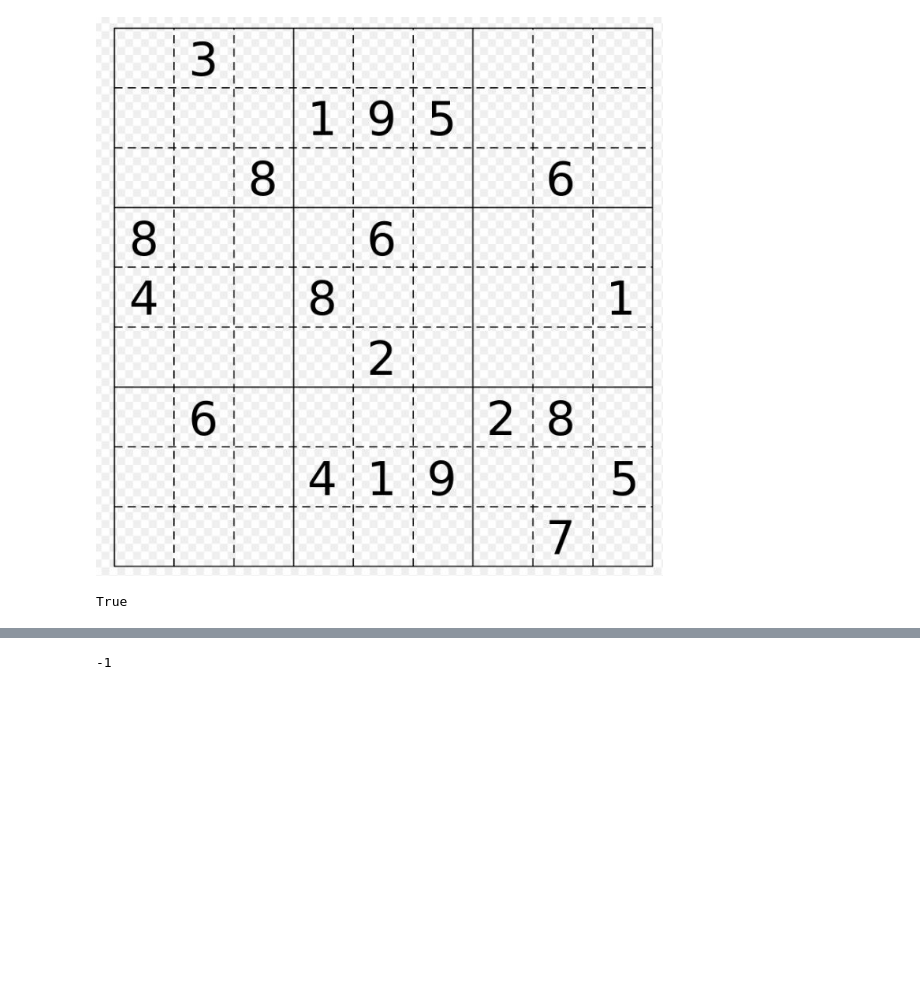
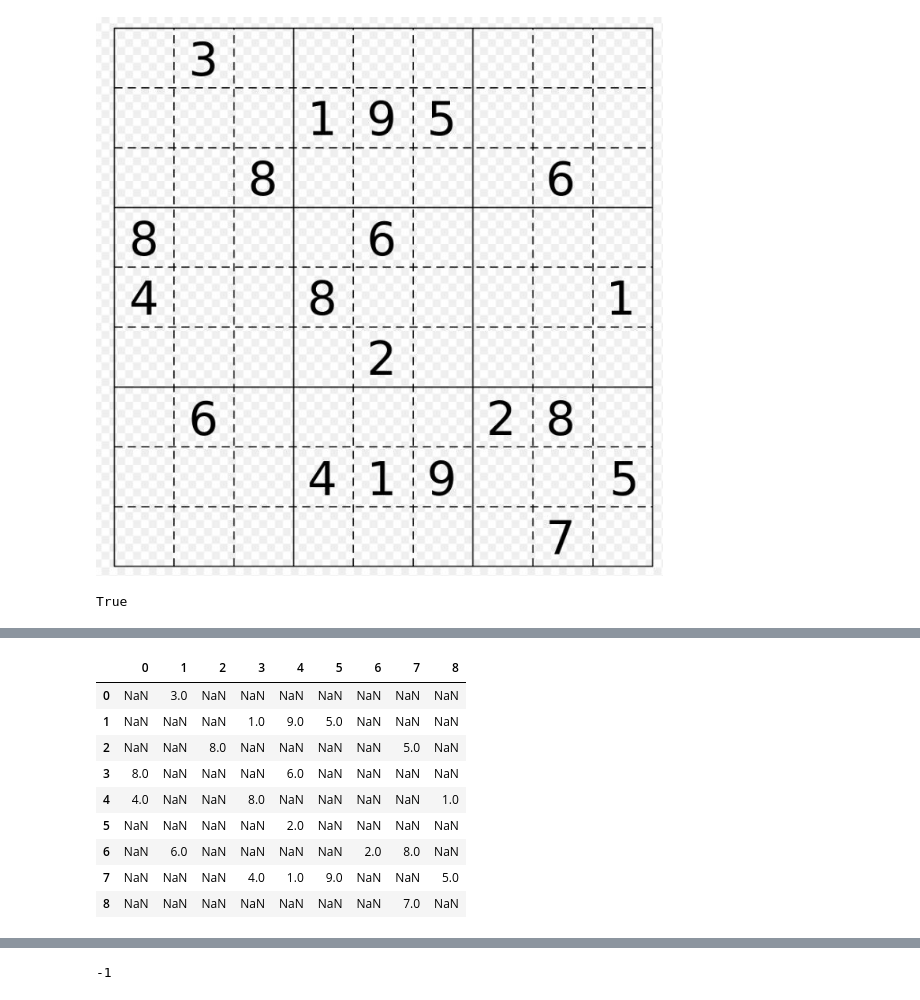
Before and after one commit to gerwolf/sudoku_solver, a Jupyter notebook: Sudoku_Recognition.ipynb, the cells around one changed output, grey strips where cells are left out. Saved outputs shown, nothing was run; the diff lists cells and outputs as text; code cells hidden in the pictures; blank space fills up the shorter version.

Commit message:
Final Sudoku Recognizer

```diff
--- a/Sudoku_Recognition.ipynb
+++ b/Sudoku_Recognition.ipynb
@@ -159,0 +96,11 @@ Large contour detected: is 43
+# %%
+all_squares = []
+
+for square in os.listdir():
+    if square.endswith(".png") and square.startswith('square'):
+
+        file_name = os.path.join(square)
+
+        all_squares.append(file_name)
+
+all_squares
@@ -159,0 +117,12 @@ Large contour detected: is 43
+# %%
+for square in all_squares:
+
+    print(square)
+
+    single_chars = [char for char in square]
+
+    square_no = [int(s) for s in single_chars if s.isdigit()][0]
+
+    newpath = 'C:\\Users\\wolfg\\Documents\\GitHub\\sudoku_solver\\' + str(square_no)
+
+    print(newpath)
@@ -159,0 +404,17 @@ Large contour detected: is 43
+# %%
+stacked = np.stack((column_1, column_2, column_3, column_4, column_5, column_6, column_7, column_8, column_9), axis=-1)
+# %%
+df = pd.DataFrame(data=stacked)
+# %%
+df
+# %% [output]
+|  | 0 | 1 | 2 | 3 | 4 | 5 | 6 | 7 | 8 |
+| 0 | NaN | 3.0 | NaN | NaN | NaN | NaN | NaN | NaN | NaN |
+| 1 | NaN | NaN | NaN | 1.0 | 9.0 | 5.0 | NaN | NaN | NaN |
+| 2 | NaN | NaN | 8.0 | NaN | NaN | NaN | NaN | 5.0 | NaN |
+| 3 | 8.0 | NaN | NaN | NaN | 6.0 | NaN | NaN | NaN | NaN |
+| 4 | 4.0 | NaN | NaN | 8.0 | NaN | NaN | NaN | NaN | 1.0 |
+| 5 | NaN | NaN | NaN | NaN | 2.0 | NaN | NaN | NaN | NaN |
+| 6 | NaN | 6.0 | NaN | NaN | NaN | NaN | 2.0 | 8.0 | NaN |
+| 7 | NaN | NaN | NaN | 4.0 | 1.0 | 9.0 | NaN | NaN | 5.0 |
+| 8 | NaN | NaN | NaN | NaN | NaN | NaN | NaN | 7.0 | NaN |
```
Also changed, not shown: parts of 44 cells of this notebook, 51 other files.
